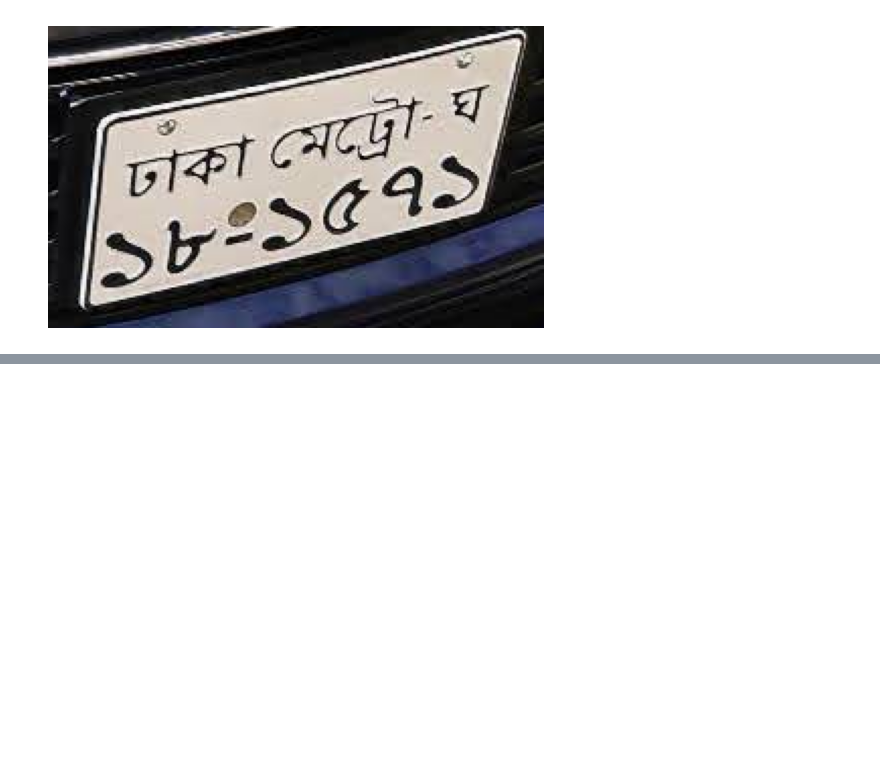
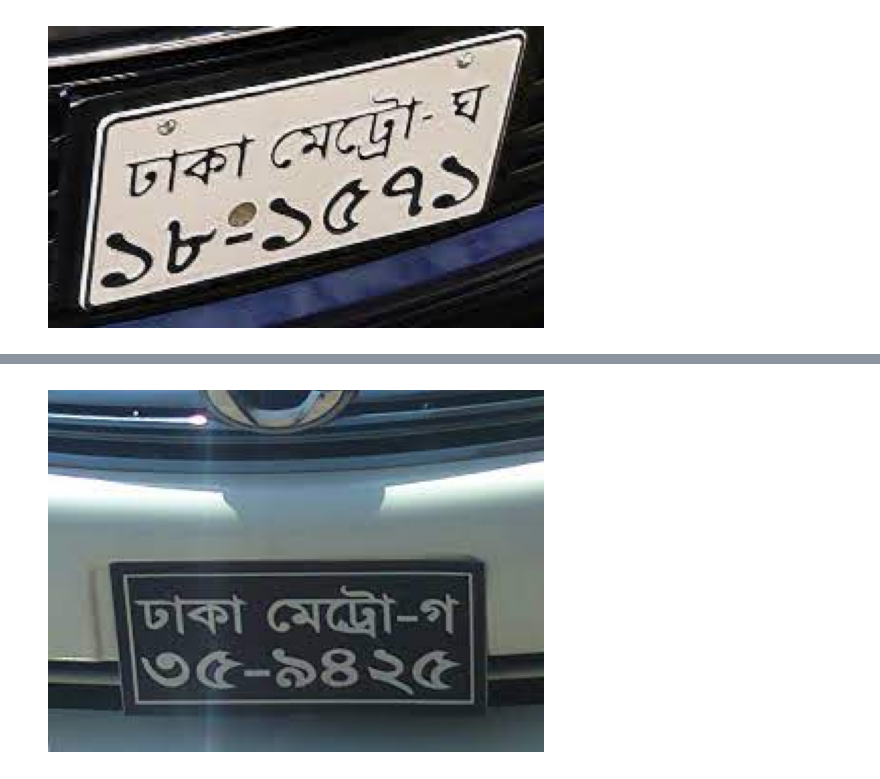
Before and after one commit to HasnainKabir-repos/License-Plate-Recognition, a Jupyter notebook: main.ipynb, the cells around one changed output, grey strips where cells are left out. Saved outputs shown, nothing was run; the diff lists cells and outputs as text; code cells hidden in the pictures; blank space fills up the shorter version.

```diff
--- a/main.ipynb
+++ b/main.ipynb
@@ -29,0 +40,4 @@ utils.detect_and_extract_lp_text('images/My_car_image.jpg')
+# %%
+utils.show_image('images/images.jpg')
+# %% [output]
+[figure, added]
```
Also changed, not shown: parts of 3 cells of this notebook, 2 other files.
